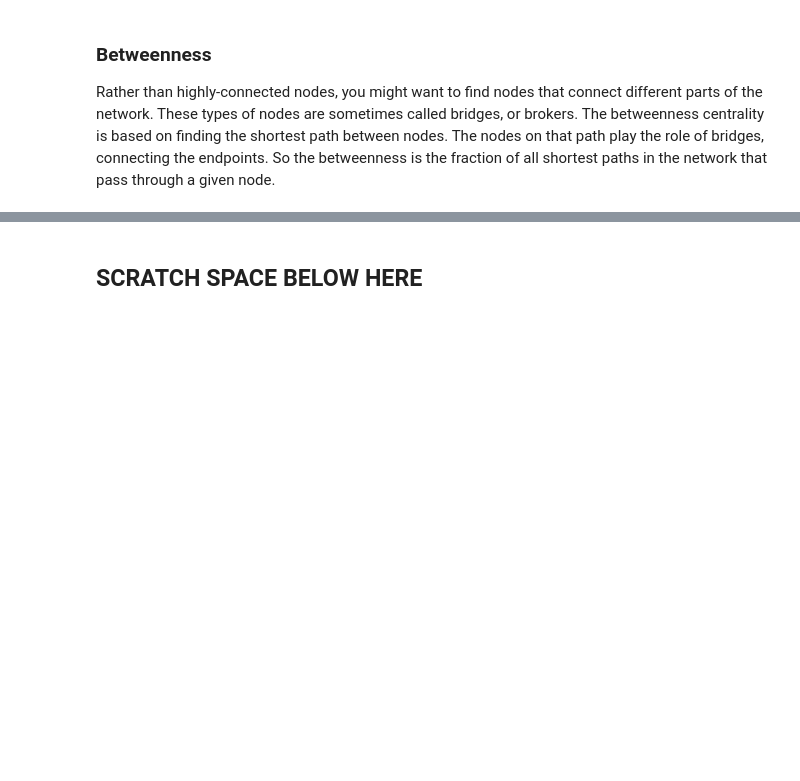
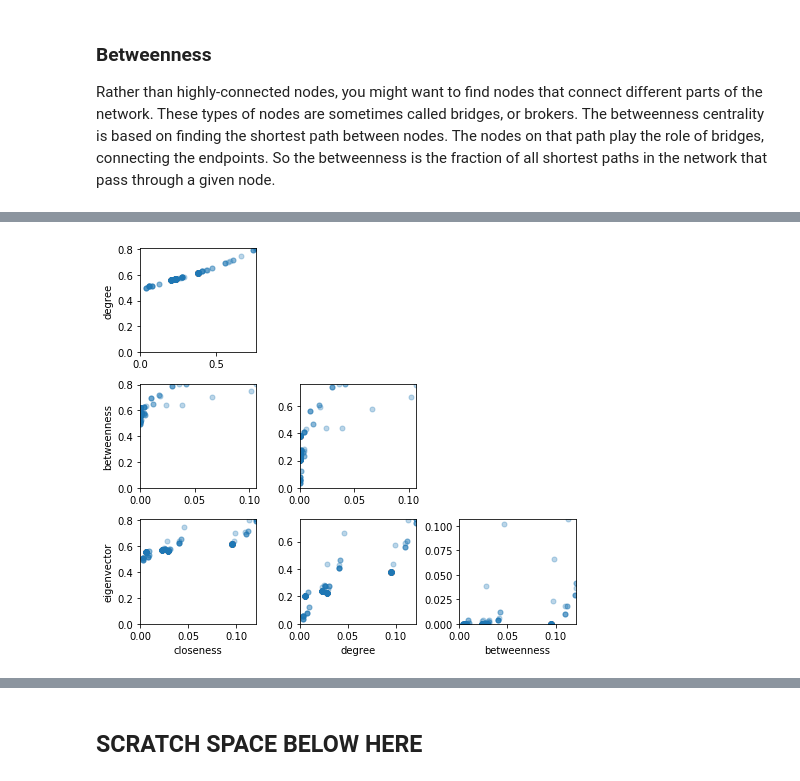
Before and after one commit to UM-CSS/CSSLabs-Networks, a Jupyter notebook: Networks.ipynb, the cells around one changed output, grey strips where cells are left out. Cells and saved outputs as stored; diff of their text form; code cells hidden in the pictures; blank space fills up the shorter version.

Commit message:
Update centrality and community detection, start path length.

```diff
--- a/Networks.ipynb
+++ b/Networks.ipynb
@@ -150,0 +224,4 @@ The next cell creates a data frame with the network nodes and then uses `network
+# %%
+G = load_sample_url()
+people, groups, B = load_sample_affiliation_url()
+G.remove_node('Revere.Paul')
@@ -154,6 +242,13 @@ df['degree'] = pd.Series(nx.degree_centrality(G))
 df['betweenness'] = pd.Series(nx.betweenness_centrality(G))
 df['closeness'] = pd.Series(nx.closeness_centrality(G))
 df['eigenvector'] = pd.Series(nx.eigenvector_centrality(G))
+# %%
+# Calculate mean of all centrality measures
+df['mean_centrality'] = (
+    scale(df['degree'])
+    + scale(df['betweenness'])
+    + scale(df['closeness'])
+    + scale(df['eigenvector'])) / 4.0
 # %% [markdown]
 ### Degree
 
@@ -212,0 +392,23 @@ for i, com in enumerate(nxcom.girvan_newman(G)):
+# %%
+# Store column names in array to keep order consistent
+measures = ["degree", "betweenness", "eigenvector", "closeness"]
+plt.figure(figsize=(7,6))
+# Loop through rows and columns
+# Even though we have 4 measures, we only need 3x3 to compare all
+for row in range(3):
+    for col in range(3):
+        # Each row column pair only needs to be plotted once
+        if row >= col:
+            # The longest row should correspond to the measure that
+            # does not appear on a column.
+            x, y = df[measures[row]], df[measures[(col-1) % 4]]
+            plt.subplot(3,3,1 + row*3 + col)
+            plt.plot(x, y, '.', alpha=0.3, markersize=10)
+            plt.xlim([0, x.max()]); plt.ylim([0, y.max()])
+        if row == 2:
+            plt.xlabel(measures[(col - 1) % 4])
+        if col == 0:
+            plt.ylabel(measures[row])
+plt.tight_layout()
+# %% [output]
+[figure, added]
```
Also changed, not shown: parts of 62 cells of this notebook.
